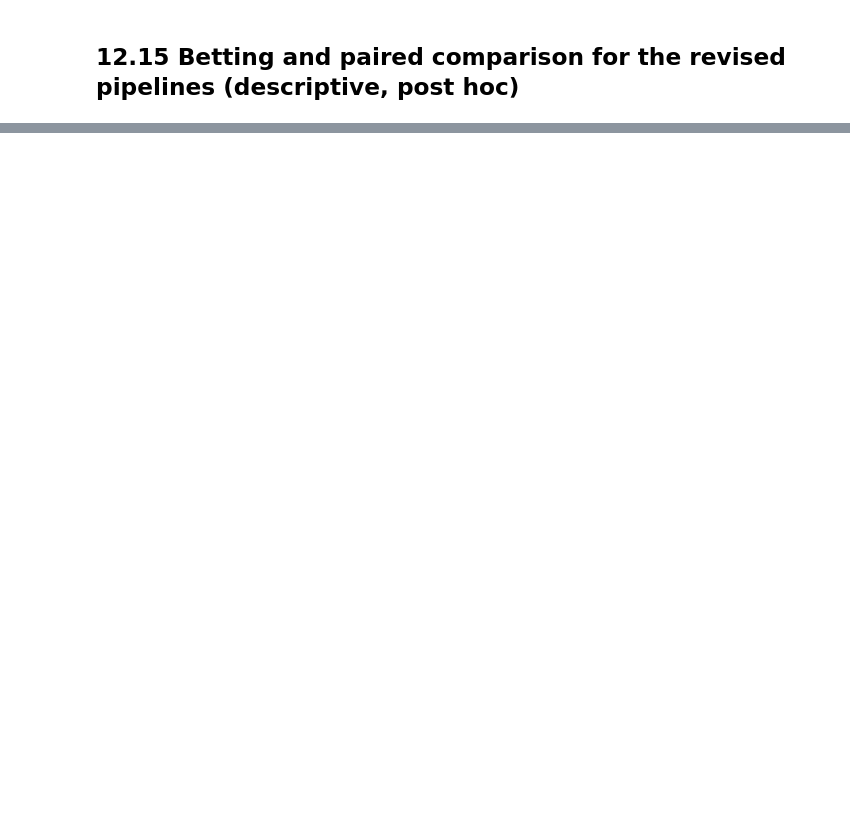
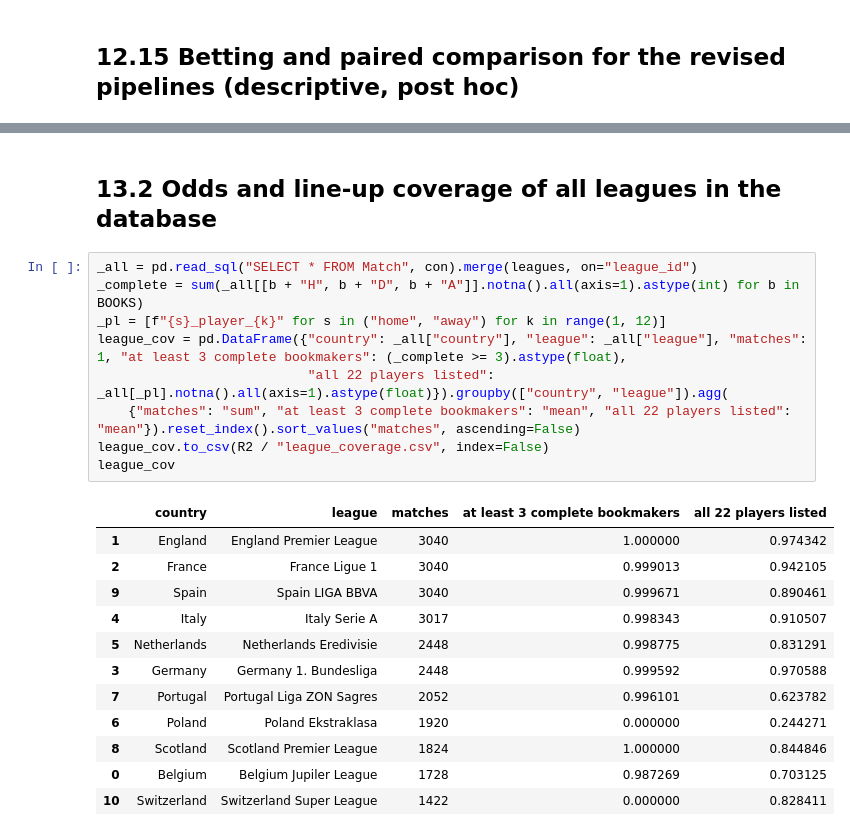
Before and after one commit to CameronTotham/RPDA8412_Notebook, a Jupyter notebook: RPDA8412_Notebook_upload/RPDA8412_Market_Efficiency.ipynb, the cells around one changed output, grey strips where cells are left out. Saved outputs shown, nothing was run; the diff lists cells and outputs as text; blank space fills up the shorter version.

```diff
--- a/RPDA8412_Notebook_upload/RPDA8412_Market_Efficiency.ipynb
+++ b/RPDA8412_Notebook_upload/RPDA8412_Market_Efficiency.ipynb
@@ -1528,0 +1551,24 @@ rev_bet.T
+# %% [markdown]
+## 13.2 Odds and line-up coverage of all leagues in the database
+# %%
+_all = pd.read_sql("SELECT * FROM Match", con).merge(leagues, on="league_id")
+_complete = sum(_all[[b + "H", b + "D", b + "A"]].notna().all(axis=1).astype(int) for b in BOOKS)
+_pl = [f"{s}_player_{k}" for s in ("home", "away") for k in range(1, 12)]
+league_cov = pd.DataFrame({"country": _all["country"], "league": _all["league"], "matches": 1, "at least 3 complete bookmakers": (_complete >= 3).astype(float),
+                           "all 22 players listed": _all[_pl].notna().all(axis=1).astype(float)}).groupby(["country", "league"]).agg(
+    {"matches": "sum", "at least 3 complete bookmakers": "mean", "all 22 players listed": "mean"}).reset_index().sort_values("matches", ascending=False)
+league_cov.to_csv(R2 / "league_coverage.csv", index=False)
+league_cov
+# %% [output]
+|  | country | league | matches | at least 3 complete bookmakers | all 22 players listed |
+| 1 | England | England Premier League | 3040 | 1.000000 | 0.974342 |
+| 2 | France | France Ligue 1 | 3040 | 0.999013 | 0.942105 |
+| 9 | Spain | Spain LIGA BBVA | 3040 | 0.999671 | 0.890461 |
+| 4 | Italy | Italy Serie A | 3017 | 0.998343 | 0.910507 |
+| 5 | Netherlands | Netherlands Eredivisie | 2448 | 0.998775 | 0.831291 |
+| 3 | Germany | Germany 1. Bundesliga | 2448 | 0.999592 | 0.970588 |
+| 7 | Portugal | Portugal Liga ZON Sagres | 2052 | 0.996101 | 0.623782 |
+| 6 | Poland | Poland Ekstraklasa | 1920 | 0.000000 | 0.244271 |
+| 8 | Scotland | Scotland Premier League | 1824 | 1.000000 | 0.844846 |
+| 0 | Belgium | Belgium Jupiler League | 1728 | 0.987269 | 0.703125 |
+| 10 | Switzerland | Switzerland Super League | 1422 | 0.000000 | 0.828411 |
```
Also changed, not shown: parts of 16 cells of this notebook, 29 other files.
